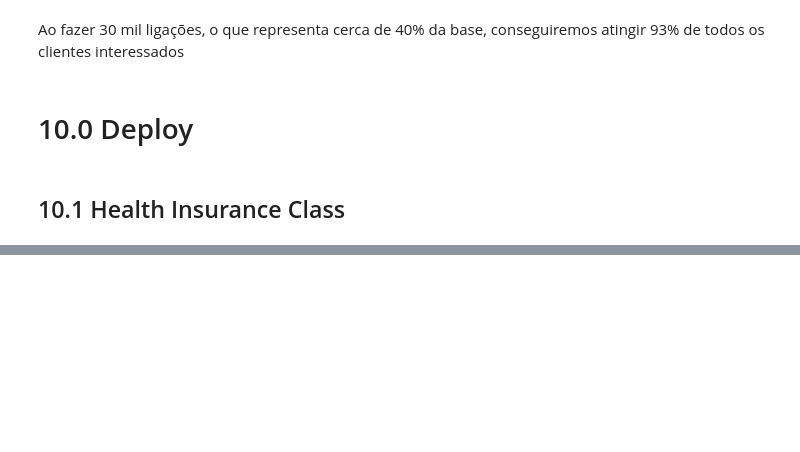
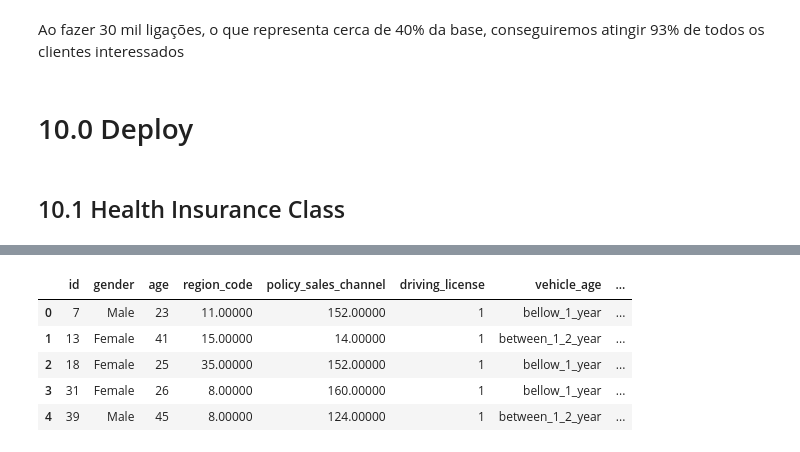
Before and after one commit to GonzagaLucas/Health-Insurance-Cross-Sell, a Jupyter notebook: pa004_health_insurance.ipynb, the cells around one changed output, grey strips where cells are left out. Cells and saved outputs as stored; diff of their text form; code cells hidden in the pictures; blank space fills up the shorter version.

```diff
--- a/pa004_health_insurance.ipynb
+++ b/pa004_health_insurance.ipynb
@@ -1015,0 +1050,9 @@ class HealthInsurance:
+# %%
+df3.head()
+# %% [output]
+|  | id | gender | age | region_code | policy_sales_channel | driving_license | vehicle_age | ... |
+| 0 | 7 | Male | 23 | 11.00000 | 152.00000 | 1 | bellow_1_year | ... |
+| 1 | 13 | Female | 41 | 15.00000 | 14.00000 | 1 | between_1_2_year | ... |
+| 2 | 18 | Female | 25 | 35.00000 | 152.00000 | 1 | bellow_1_year | ... |
+| 3 | 31 | Female | 26 | 8.00000 | 160.00000 | 1 | bellow_1_year | ... |
+| 4 | 39 | Male | 45 | 8.00000 | 124.00000 | 1 | between_1_2_year | ... |
```
Also changed, not shown: parts of 51 cells of this notebook.
